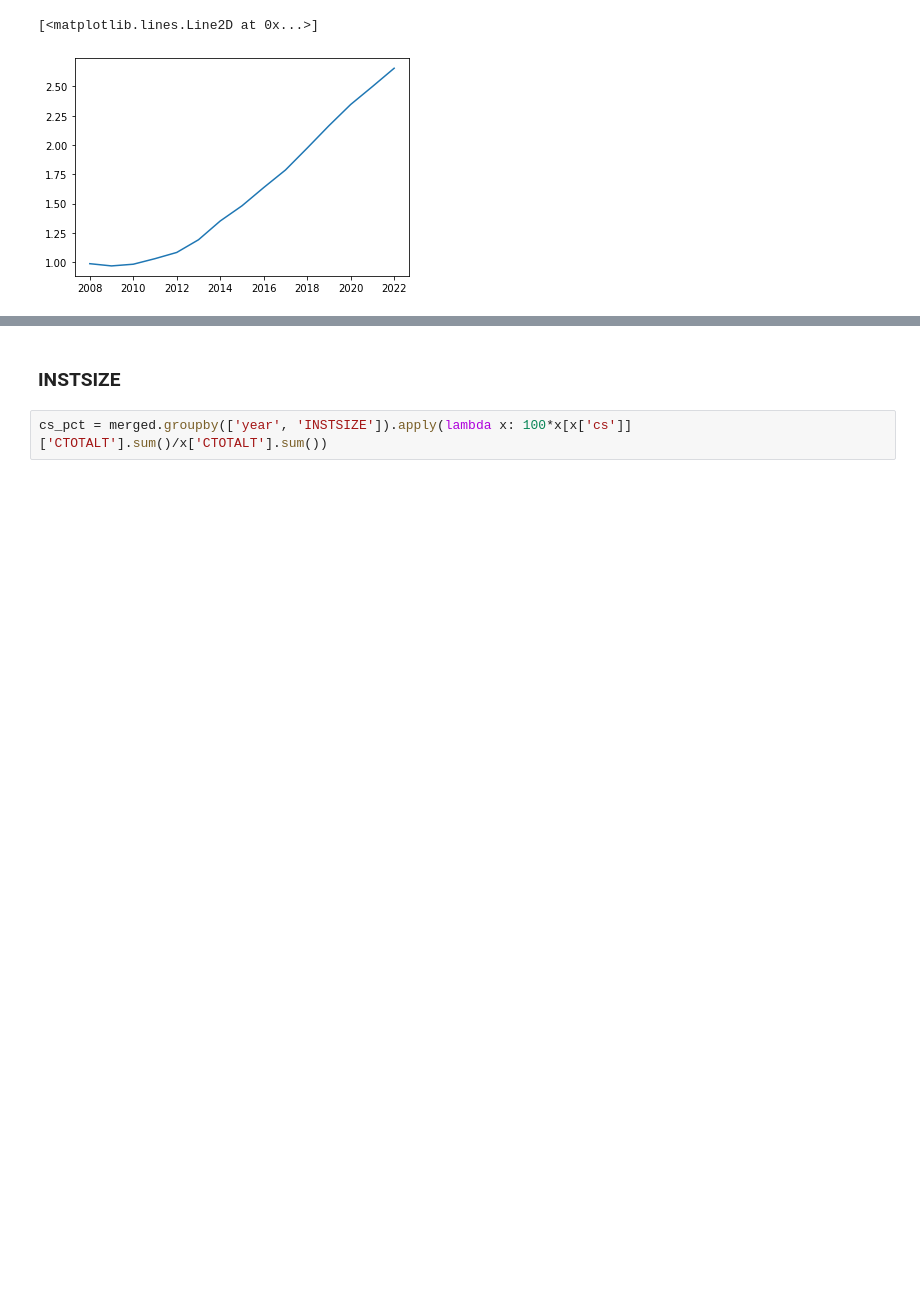
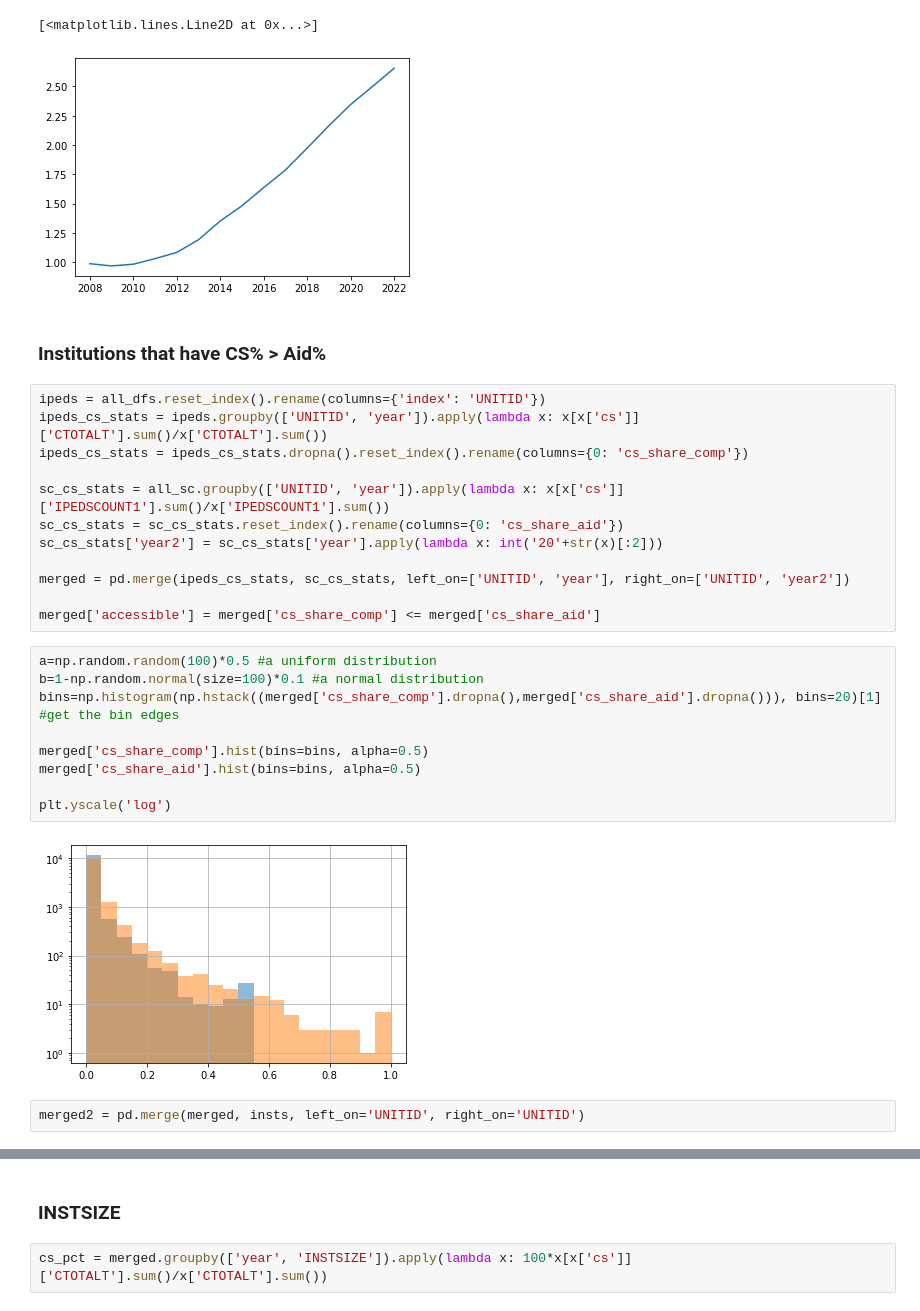
Before and after one commit to fahadsultan/pellstudents, a Jupyter notebook: src/pell_popularity.ipynb, the cells around one changed output, grey strips where cells are left out. Cells and saved outputs as stored; diff of their text form; blank space fills up the shorter version.

Commit message:
Pell popularity, by institutions

```diff
--- a/src/pell_popularity.ipynb
+++ b/src/pell_popularity.ipynb
@@ -149,3 +159,30 @@ plt.plot(cs_pct_ipeds)
 # %% [output]
 [<matplotlib.lines.Line2D at 0x...>]
 [figure]
+# %% [markdown]
+### Institutions that have CS% > Aid%
+# %%
+ipeds = all_dfs.reset_index().rename(columns={'index': 'UNITID'})
+ipeds_cs_stats = ipeds.groupby(['UNITID', 'year']).apply(lambda x: x[x['cs']]['CTOTALT'].sum()/x['CTOTALT'].sum())
+ipeds_cs_stats = ipeds_cs_stats.dropna().reset_index().rename(columns={0: 'cs_share_comp'})
+
+sc_cs_stats = all_sc.groupby(['UNITID', 'year']).apply(lambda x: x[x['cs']]['IPEDSCOUNT1'].sum()/x['IPEDSCOUNT1'].sum())
+sc_cs_stats = sc_cs_stats.reset_index().rename(columns={0: 'cs_share_aid'})
+sc_cs_stats['year2'] = sc_cs_stats['year'].apply(lambda x: int('20'+str(x)[:2]))
+
+merged = pd.merge(ipeds_cs_stats, sc_cs_stats, left_on=['UNITID', 'year'], right_on=['UNITID', 'year2'])
+
+merged['accessible'] = merged['cs_share_comp'] <= merged['cs_share_aid']
+# %%
+a=np.random.random(100)*0.5 #a uniform distribution
+b=1-np.random.normal(size=100)*0.1 #a normal distribution
+bins=np.histogram(np.hstack((merged['cs_share_comp'].dropna(),merged['cs_share_aid'].dropna())), bins=20)[1] #get the bin edges
+
+merged['cs_share_comp'].hist(bins=bins, alpha=0.5)
+merged['cs_share_aid'].hist(bins=bins, alpha=0.5)
+
+plt.yscale('log')
+# %% [output]
+[figure, added]
+# %%
+merged2 = pd.merge(merged, insts, left_on='UNITID', right_on='UNITID')
```
Also changed, not shown: parts of 22 cells of this notebook, 27 other files.
